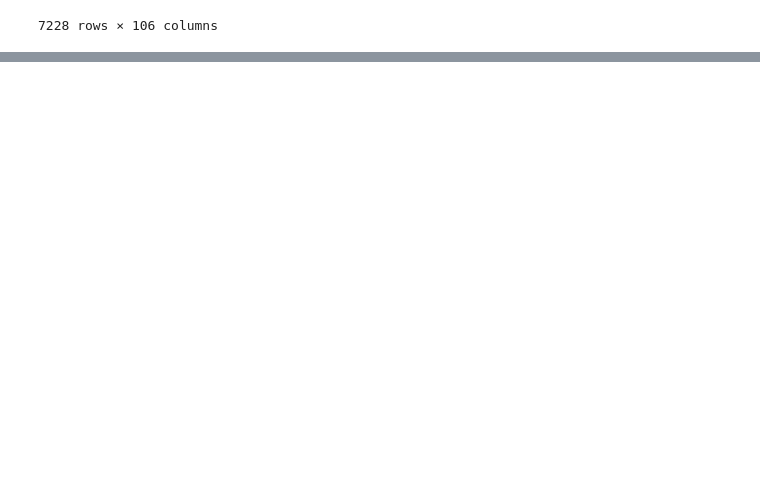
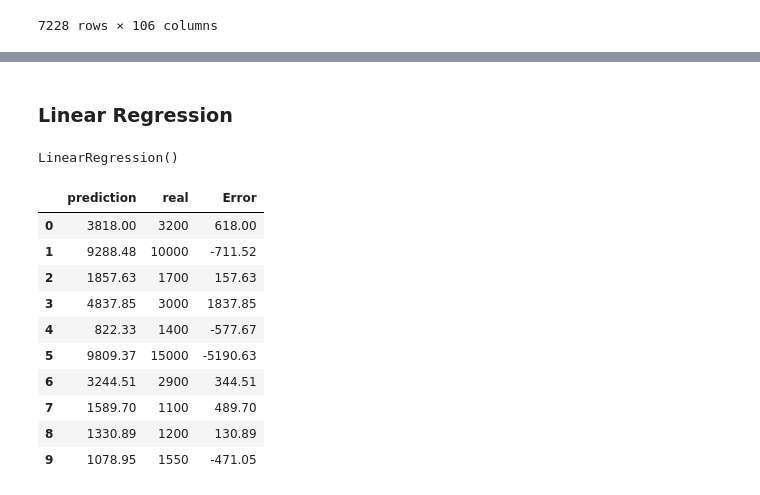
Before and after one commit to mtshorta/08-Machine-Learning-Housing-Price-Prediction-, a Jupyter notebook: PricePrediction.ipynb, the cells around one changed output, grey strips where cells are left out. Saved outputs shown, nothing was run; the diff lists cells and outputs as text; code cells hidden in the pictures; blank space fills up the shorter version.

```diff
--- a/PricePrediction.ipynb
+++ b/PricePrediction.ipynb
@@ -197,0 +199,6 @@ df
+# %%
+from sklearn.model_selection import train_test_split
+Y = df['Price']
+X = df.loc[:,df.columns != 'Price']
+# %%
+x_train, x_test, y_train, y_test = train_test_split(X, Y, test_size = 0.3)
@@ -197,0 +212,32 @@ df
+# %% [markdown]
+### Linear Regression
+# %%
+from sklearn.linear_model import LinearRegression
+lin_reg = LinearRegression()
+lin_reg.fit(x_train, y_train) #Here we set the cost function
+# %% [output]
+LinearRegression()
+# %%
+alguns_dados = x_train.iloc[:10]
+algumas_labels = y_train.iloc[:10]
+# %%
+prediction = lin_reg.predict(alguns_dados).round(2)
+
+df_check = pd.DataFrame({
+    "prediction": prediction,
+    "real":algumas_labels.values
+})
+df_check['Error'] = df_check['prediction']-df_check['real']
+df_check
+# %% [output]
+|  | prediction | real | Error |
+| 0 | 3818.00 | 3200 | 618.00 |
+| 1 | 9288.48 | 10000 | -711.52 |
+| 2 | 1857.63 | 1700 | 157.63 |
+| 3 | 4837.85 | 3000 | 1837.85 |
+| 4 | 822.33 | 1400 | -577.67 |
+| 5 | 9809.37 | 15000 | -5190.63 |
+| 6 | 3244.51 | 2900 | 344.51 |
+| 7 | 1589.70 | 1100 | 489.70 |
+| 8 | 1330.89 | 1200 | 130.89 |
+| 9 | 1078.95 | 1550 | -471.05 |
```
Also changed, not shown: parts of 3 cells of this notebook.
